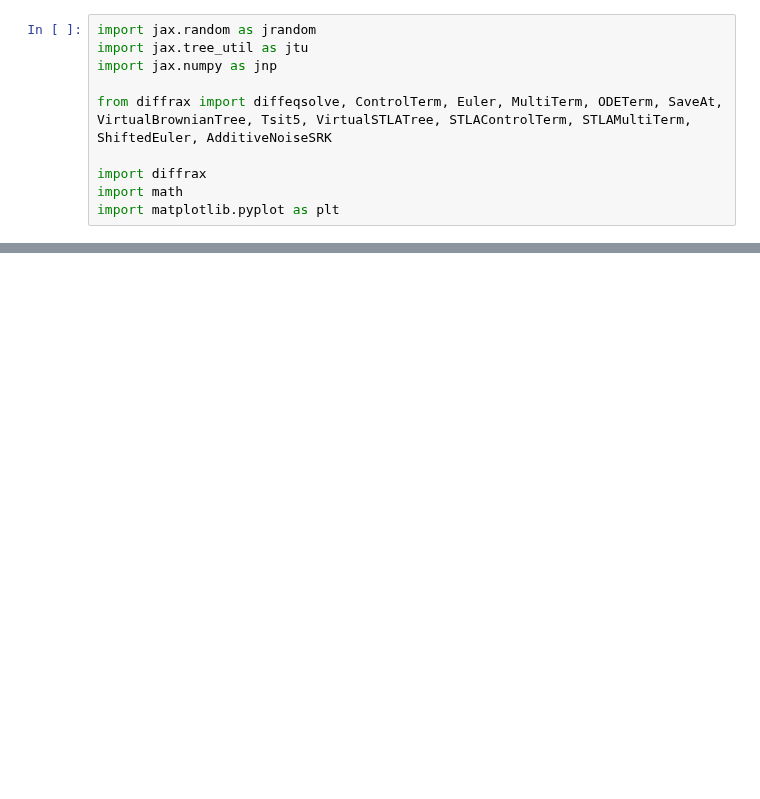
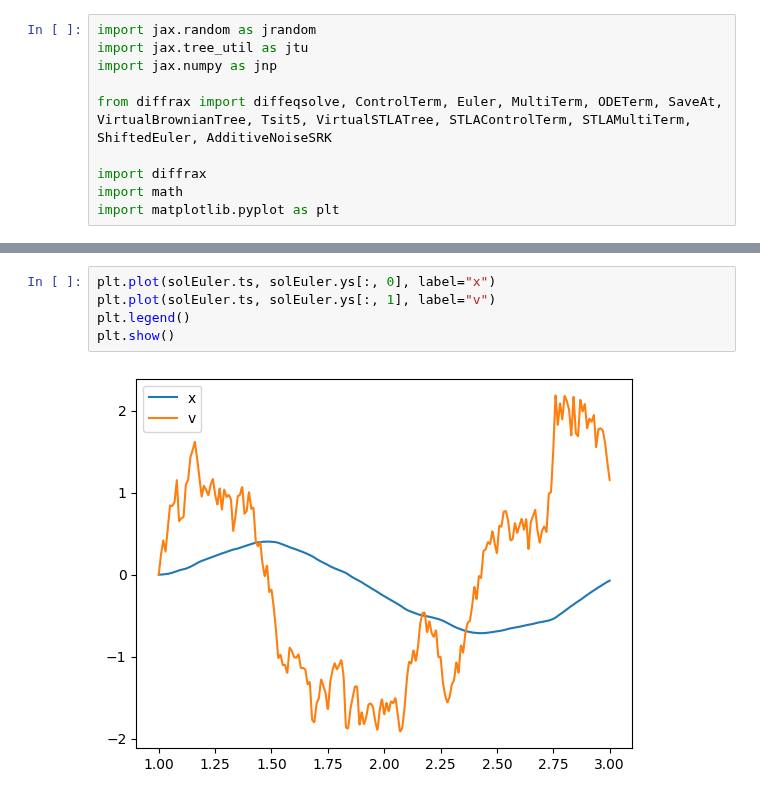
Before and after one commit to andyElking/diffrax_STLA, a Jupyter notebook: Langevin_test.ipynb, the cells around one changed output, grey strips where cells are left out. Cells and saved outputs as stored; diff of their text form; blank space fills up the shorter version.

```diff
--- a/Langevin_test.ipynb
+++ b/Langevin_test.ipynb
@@ -60,0 +56,7 @@ print(tup2)
+# %%
+plt.plot(solEuler.ts, solEuler.ys[:, 0], label="x")
+plt.plot(solEuler.ts, solEuler.ys[:, 1], label="v")
+plt.legend()
+plt.show()
+# %% [output]
+[figure, added]
```
Also changed, not shown: parts of 7 cells of this notebook.
